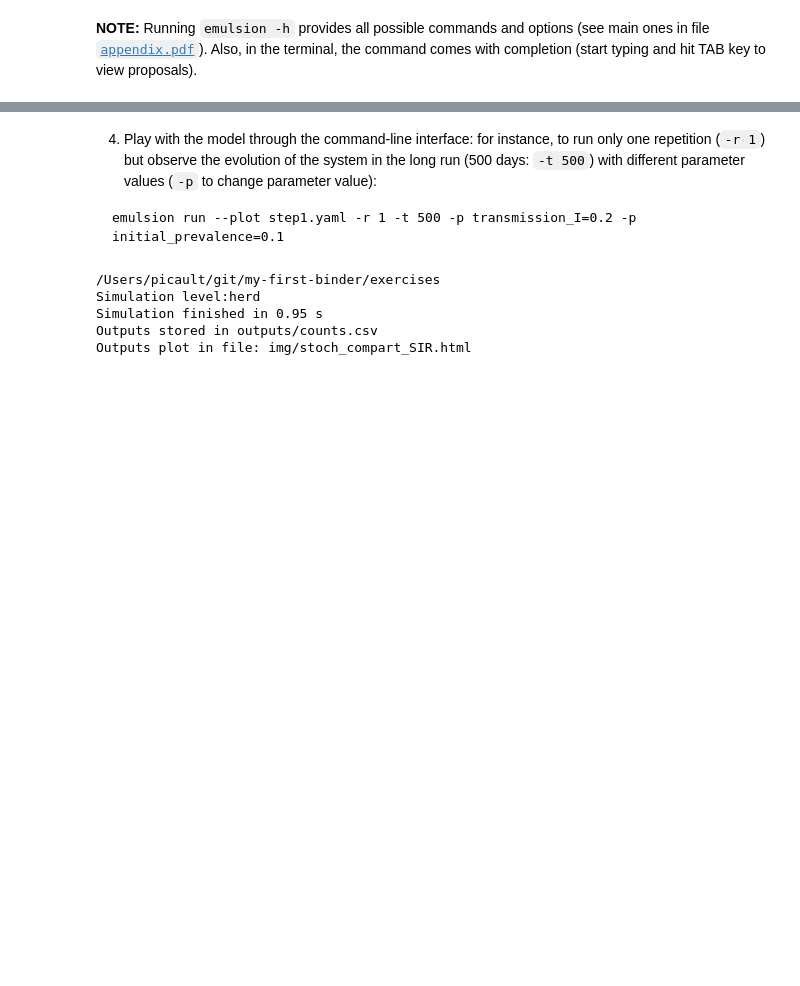
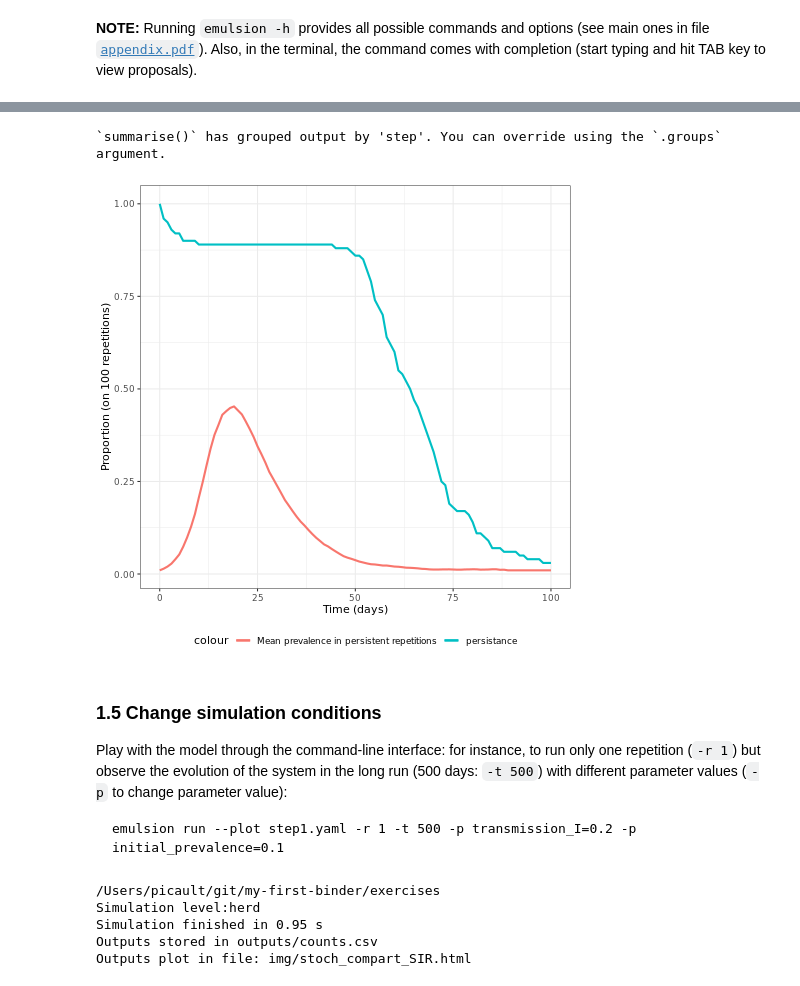
Before and after one commit to spicault/emulsion-training, a Jupyter notebook: Getting started.ipynb, the cells around one changed output, grey strips where cells are left out. Saved outputs shown, nothing was run; the diff lists cells and outputs as text; code cells hidden in the pictures; blank space fills up the shorter version.

````diff
--- a/Getting started.ipynb
+++ b/Getting started.ipynb
@@ -81,5 +93,31 @@ BokehDeprecationWarning: 'WidgetBox' is deprecated and will be removed in Bokeh
+# %%
+%%R
+library(tidyverse)
+results <- read.table("~/exercises/outputs/counts.csv", sep=",", header=TRUE)
+## names(results)
+## [1] "simu_id"               "S"                     "I"
+## [4] "R"                     "J"                     "A"
+## [7] "step"                  "level"                 "agent_id"
+##[10] "percentage_prevalence" "total_herd"
+
+## compute a persistence curve
+NB.RUNS = max(results$simu_id) + 1
+results %>%
+    select(simu_id, step, I, total_herd) %>%
+    mutate(persists=(I > 0)) %>%
+    group_by(step) %>%
+    summarise(persistance=sum(persists)/NB.RUNS, prevalence=sum(I)/(total_herd * sum(persists))) %>%
+    ggplot() +
+        geom_line(aes(x=step, y=persistance, colour="persistance"), size=1) +
+        geom_line(aes(x=step, y=prevalence, colour="Mean prevalence in persistent repetitions"), size=1) +
+        theme_bw() + xlab("Time (days)") + ylab(paste("Proportion (on", NB.RUNS, "repetitions)")) + theme(legend.position = "bottom")
+# %% [output]
+`summarise()` has grouped output by 'step'. You can override using the `.groups` argument.
+[figure, added]
 # %% [markdown]
-4. Play with the model through the command-line interface: for instance, to run only one repetition (`-r 1`) but observe the evolution of the system in the long run (500 days: `-t 500`) with different parameter values (`-p` to change parameter value):
+### 1.5 Change simulation conditions
+
+Play with the model through the command-line interface: for instance, to run only one repetition (`-r 1`) but observe the evolution of the system in the long run (500 days: `-t 500`) with different parameter values (`-p` to change parameter value):
 
 ```
 emulsion run --plot step1.yaml -r 1 -t 500 -p transmission_I=0.2 -p initial_prevalence=0.1
````
Also changed, not shown: parts of 21 cells of this notebook, 8 other files.
